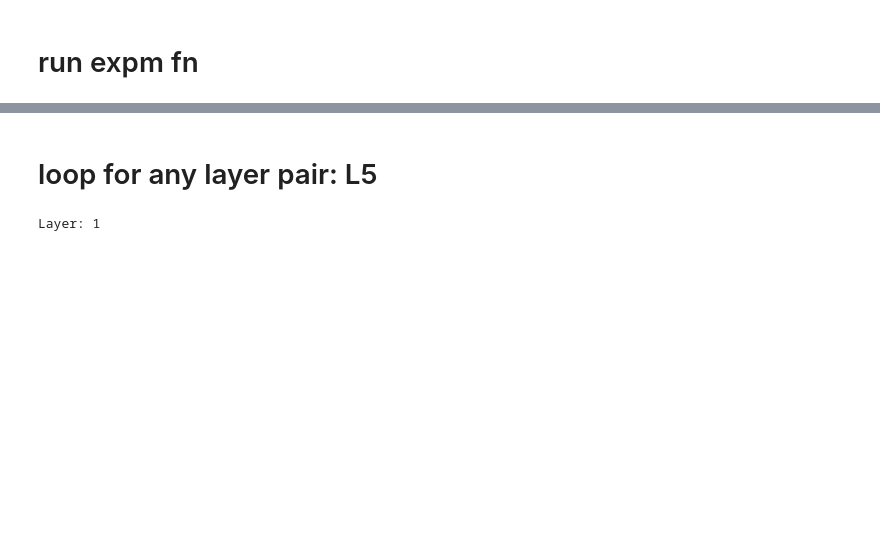
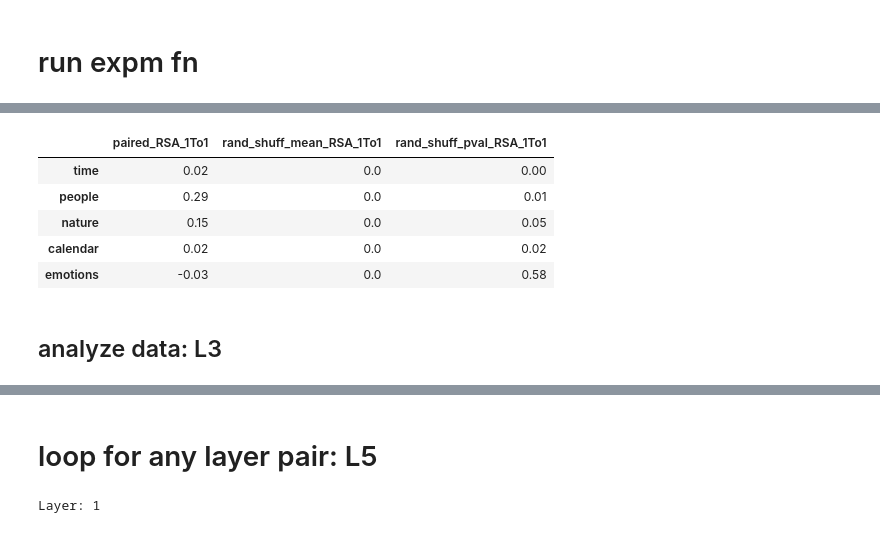
Before and after one commit to wlg1/univ_feat_geom, a Jupyter notebook: notebooks/semantic_subspace_sim/match_semantic_spaces_v7.ipynb, the cells around one changed output, grey strips where cells are left out. Saved outputs shown, nothing was run; the diff lists cells and outputs as text; code cells hidden in the pictures; blank space fills up the shorter version.

```diff
--- a/notebooks/semantic_subspace_sim/match_semantic_spaces_v7.ipynb
+++ b/notebooks/semantic_subspace_sim/match_semantic_spaces_v7.ipynb
@@ -2301,0 +2511,17 @@ def run_semantic_subspace_expms(fList_model_B_seqs, model_A_layer_labels, output
+# %%
+filtered_words = ['1To1', 'RSA']
+filtered_data = {
+    key: {k: v for k, v in sub_dict.items() if all(word in k for word in filtered_words)}
+    for key, sub_dict in all_scores_dict.items()
+}
+df = pd.DataFrame.from_dict(filtered_data, orient='index').round(2)
+display(df)
+# %% [output]
+|  | paired_RSA_1To1 | rand_shuff_mean_RSA_1To1 | rand_shuff_pval_RSA_1To1 |
+| time | 0.02 | 0.0 | 0.00 |
+| people | 0.29 | 0.0 | 0.01 |
+| nature | 0.15 | 0.0 | 0.05 |
+| calendar | 0.02 | 0.0 | 0.02 |
+| emotions | -0.03 | 0.0 | 0.58 |
+# %% [markdown]
+## analyze data: L3
```
Also changed, not shown: parts of 126 cells of this notebook, 19 other files.
